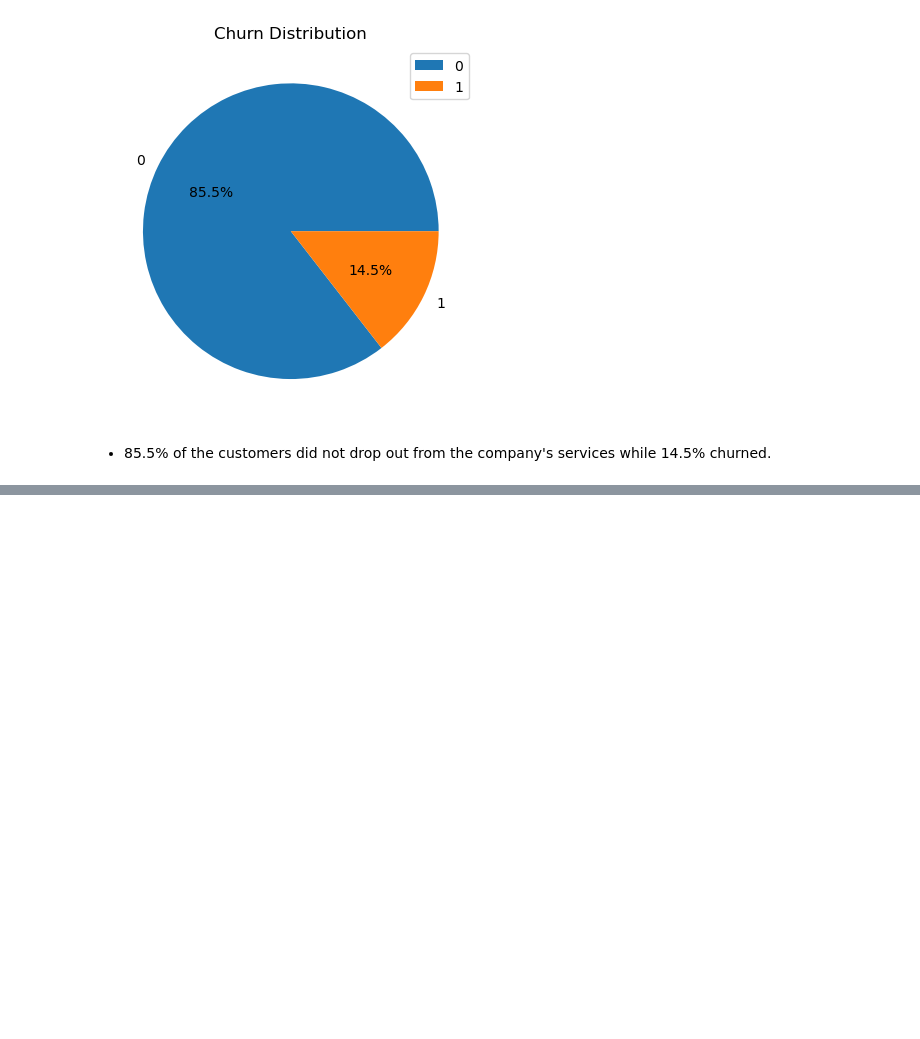
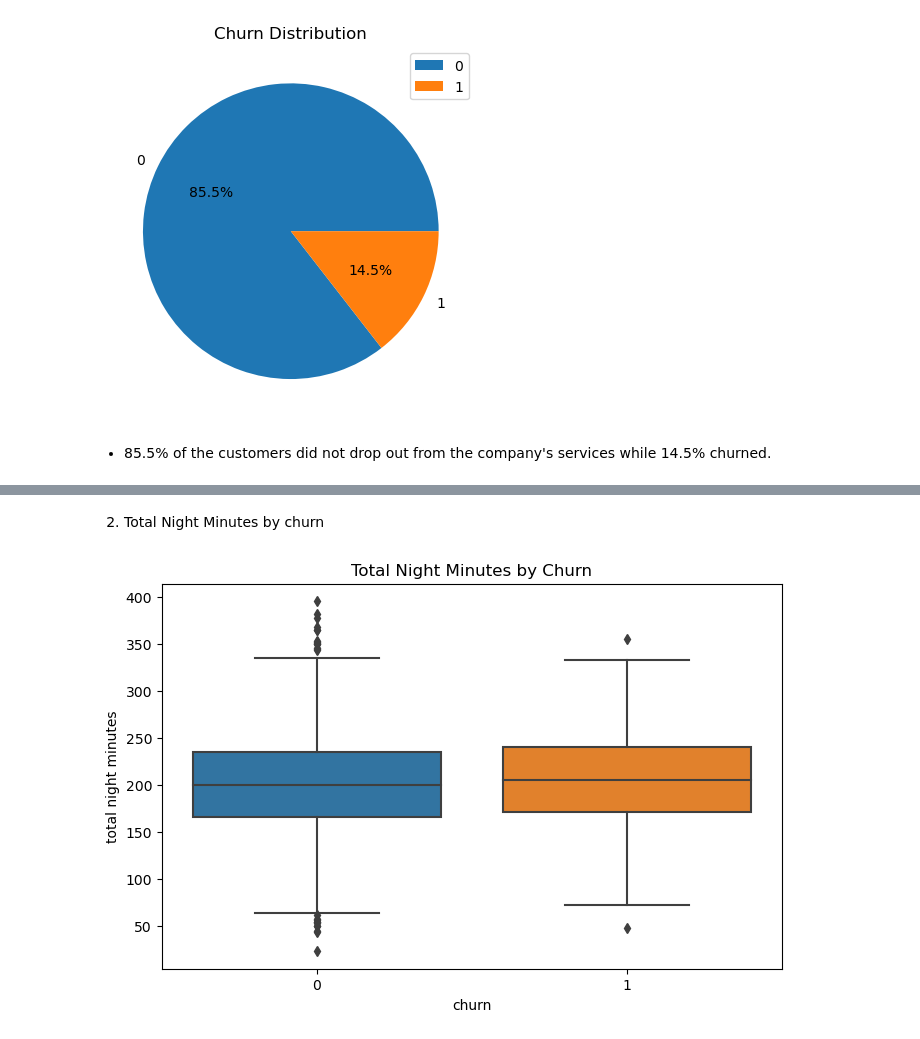
Before and after one commit to ECCHERUIYOT/ML_Modelling, a Jupyter notebook: .ipynb, the cells around one changed output, grey strips where cells are left out. Cells and saved outputs as stored; diff of their text form; code cells hidden in the pictures; blank space fills up the shorter version.

```diff
--- a/.ipynb
+++ b/.ipynb
@@ -220,0 +252,9 @@ plt.show()
+# %% [markdown]
+2. Total Night Minutes by churn
+# %%
+plt.figure(figsize=(8, 5))
+sns.boxplot(x='churn', y='total night minutes', data=df)
+plt.title('Total Night Minutes by Churn')
+plt.show()
+# %% [output]
+[figure, added]
```
Also changed, not shown: parts of 31 cells of this notebook, 1 other file.
